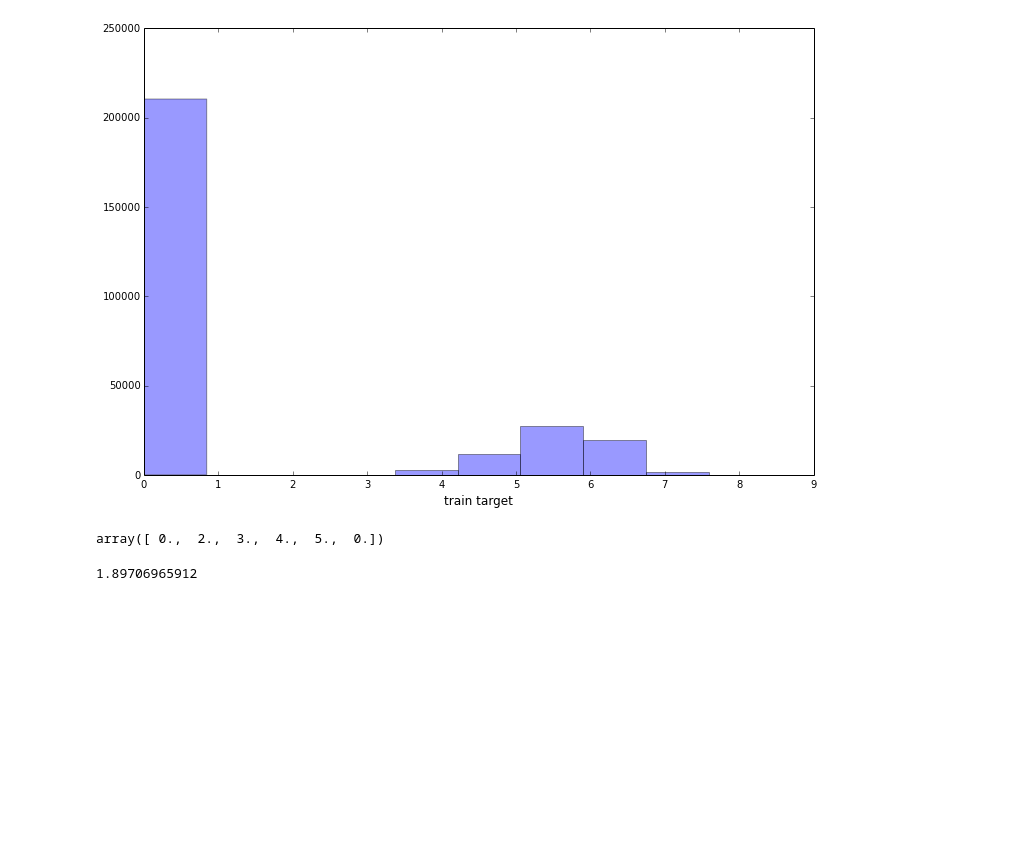
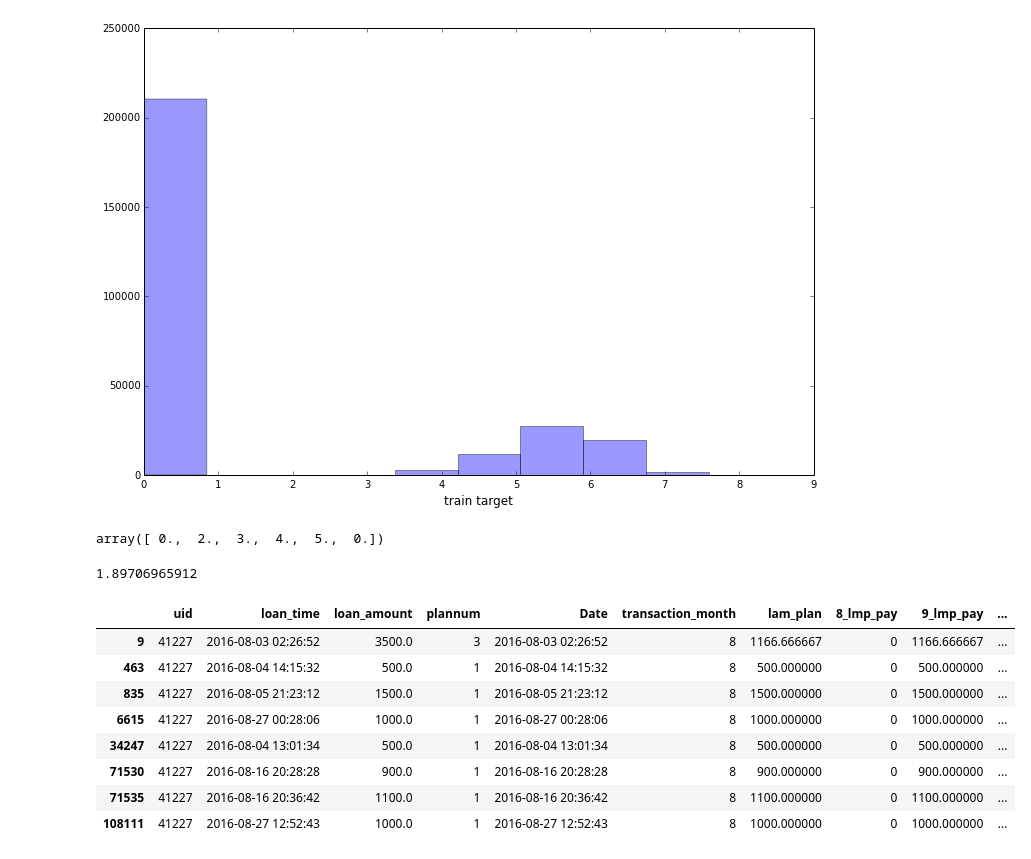
Before and after one commit to YulinGUO/LoanForecasting, a Jupyter notebook: pys/load.ipynb, the cells around one changed output. Cells and saved outputs as stored; diff of their text form; code cells hidden in the pictures; blank space fills up the shorter version.

```diff
--- a/pys/load.ipynb
+++ b/pys/load.ipynb
@@ -412,0 +432,47 @@ sub.to_csv('../output/' +"subByLgbXgbAvg{}.csv".format(word), index=False)
+# %%
+    loans['lam_plan'] = loans['loan_amount'] / loans['plannum']
+
+    loans['8_lmp_pay'] = 0
+    loans['9_lmp_pay'] = 0
+    loans['10_lmp_pay'] = 0
+    loans['11_lmp_pay'] = 0
+
+    loans['8_lmp_reste'] = 0
+    loans['9_lmp_reste'] = 0
+    loans['10_lmp_reste'] = 0
+    loans['11_lmp_reste'] = 0
+
+    loans.loc[loans.transaction_month == 8, '8_lmp_reste'] = loans.loan_amount
+
+    loans.loc[loans.transaction_month == 8, '9_lmp_pay'] = loans.lam_plan
+    loans.loc[(loans.transaction_month == 8) & (loans.plannum>1), '9_lmp_reste'] = (loans.plannum-1) * loans.lam_plan
+    loans.loc[loans.transaction_month == 9, '9_lmp_reste'] = loans.loan_amount
+
+    loans.loc[(loans.transaction_month == 8) & (loans.plannum>1), '10_lmp_pay'] = loans.lam_plan
+    loans.loc[loans.transaction_month == 9, '10_lmp_pay'] = loans.lam_plan
+    loans.loc[(loans.transaction_month == 8) & (loans.plannum>2), '10_lmp_reste'] =  (loans.plannum-2) * loans.lam_plan
+    loans.loc[(loans.transaction_month == 9) & (loans.plannum>1), '10_lmp_reste'] =  (loans.plannum-1) * loans.lam_plan
+    loans.loc[loans.transaction_month == 10, '10_lmp_reste'] = loans.loan_amount
+
+    loans.loc[(loans.transaction_month == 8) & (loans.plannum>2), '11_lmp_pay'] = loans.lam_plan
+    loans.loc[(loans.transaction_month == 9) & (loans.plannum>1), '11_lmp_pay'] = loans.lam_plan
+    loans.loc[loans.transaction_month == 10, '11_lmp_pay'] = loans.lam_plan
+    loans.loc[(loans.transaction_month == 8) & (loans.plannum>3), '11_lmp_reste'] =  (loans.plannum-3) * loans.lam_plan
+    loans.loc[(loans.transaction_month == 9) & (loans.plannum>2), '11_lmp_reste'] =  (loans.plannum-2) * loans.lam_plan
+    loans.loc[(loans.transaction_month == 10) & (loans.plannum>1), '11_lmp_reste'] =  (loans.plannum-1) * loans.lam_plan
+    loans.loc[loans.transaction_month == 11, '11_lmp_reste'] = loans.loan_amount
+
+    loans_new = loans.groupby(by=["uid"], as_index=False)["8_lmp_pay",'8_lmp_reste', "9_lmp_pay", '9_lmp_reste',
+    '10_lmp_pay','10_lmp_reste','11_lmp_pay','11_lmp_reste'].sum()
+# %%
+loans[(loans.uid==41227) & (loans.transaction_month==8)]
+# %% [output]
+|  | uid | loan_time | loan_amount | plannum | Date | transaction_month | lam_plan | 8_lmp_pay | 9_lmp_pay | ... |
+| 9 | 41227 | 2016-08-03 02:26:52 | 3500.0 | 3 | 2016-08-03 02:26:52 | 8 | 1166.666667 | 0 | 1166.666667 | ... |
+| 463 | 41227 | 2016-08-04 14:15:32 | 500.0 | 1 | 2016-08-04 14:15:32 | 8 | 500.000000 | 0 | 500.000000 | ... |
+| 835 | 41227 | 2016-08-05 21:23:12 | 1500.0 | 1 | 2016-08-05 21:23:12 | 8 | 1500.000000 | 0 | 1500.000000 | ... |
+| 6615 | 41227 | 2016-08-27 00:28:06 | 1000.0 | 1 | 2016-08-27 00:28:06 | 8 | 1000.000000 | 0 | 1000.000000 | ... |
+| 34247 | 41227 | 2016-08-04 13:01:34 | 500.0 | 1 | 2016-08-04 13:01:34 | 8 | 500.000000 | 0 | 500.000000 | ... |
+| 71530 | 41227 | 2016-08-16 20:28:28 | 900.0 | 1 | 2016-08-16 20:28:28 | 8 | 900.000000 | 0 | 900.000000 | ... |
+| 71535 | 41227 | 2016-08-16 20:36:42 | 1100.0 | 1 | 2016-08-16 20:36:42 | 8 | 1100.000000 | 0 | 1100.000000 | ... |
+| 108111 | 41227 | 2016-08-27 12:52:43 | 1000.0 | 1 | 2016-08-27 12:52:43 | 8 | 1000.000000 | 0 | 1000.000000 | ... |
```
Also changed, not shown: parts of 9 cells of this notebook, 2 other files.
